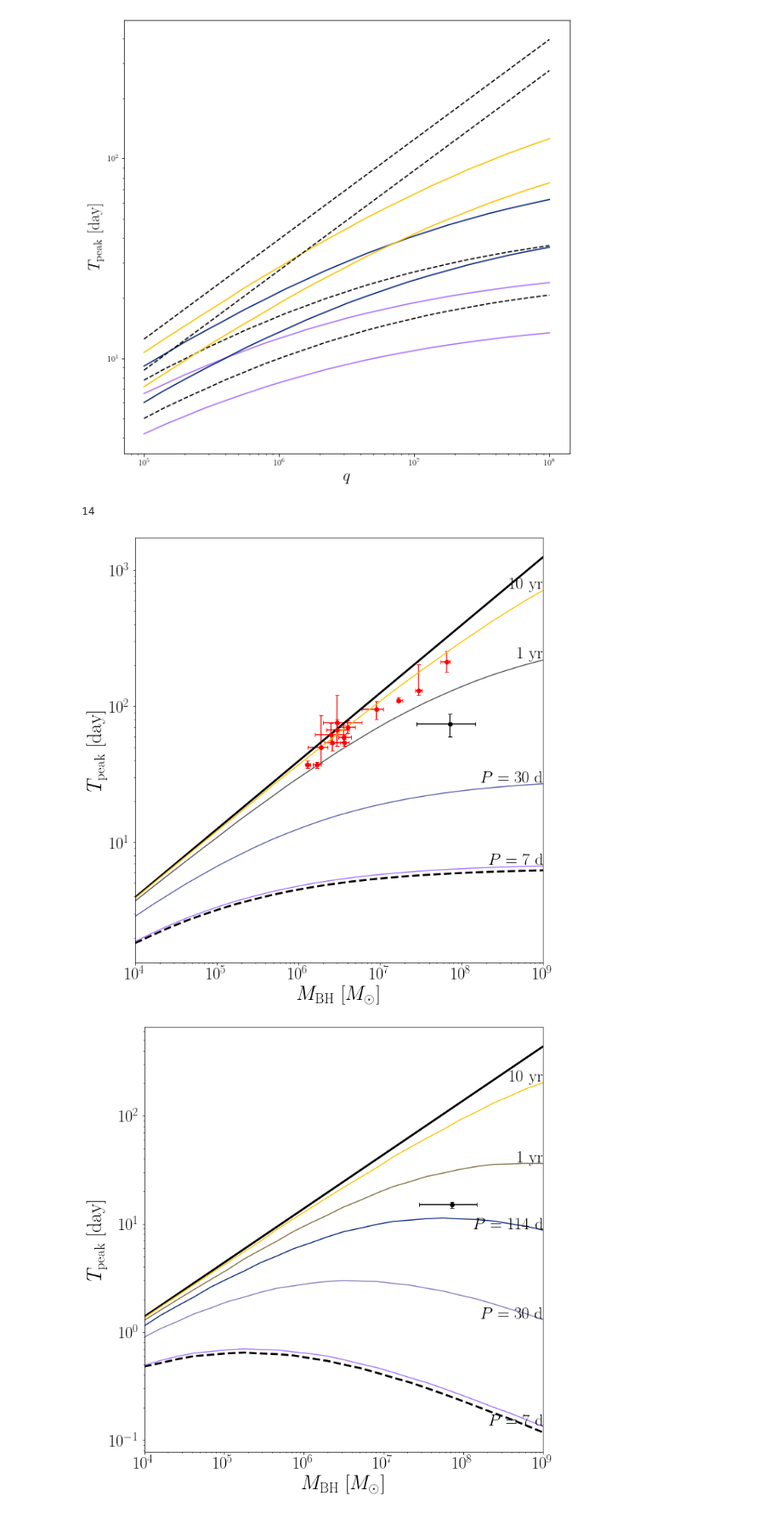
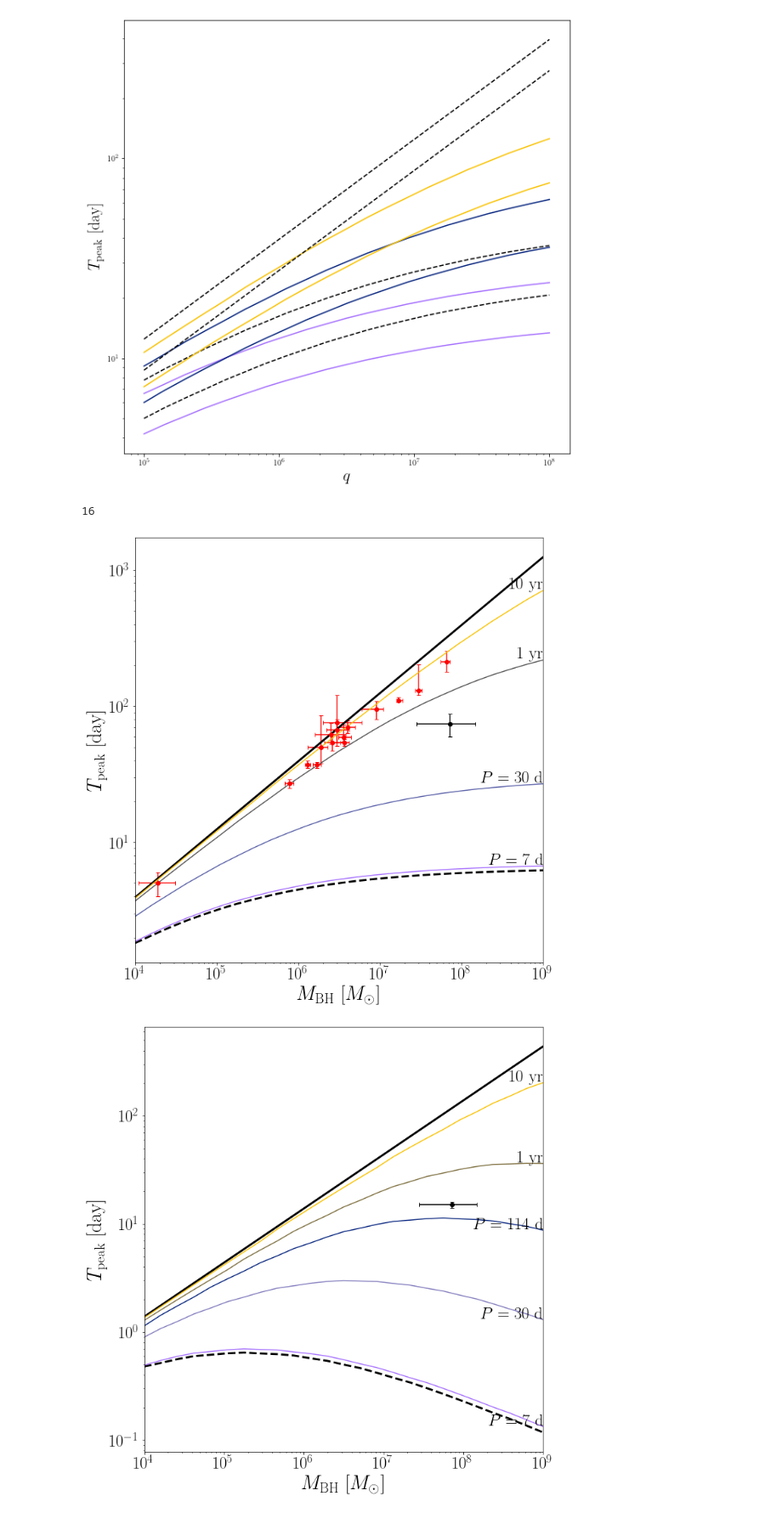
Before and after one commit to slowdivePTG/ASASSN-14ko, a Jupyter notebook: YT_Visualization/Phase Space.ipynb, the cells around one changed output. Shown at 85% size. Saved outputs shown, nothing was run; the diff lists cells and outputs as text; code cells hidden in the pictures.

```diff
--- a/YT_Visualization/Phase Space.ipynb
+++ b/YT_Visualization/Phase Space.ipynb
@@ -235,7 +235,7 @@ AStp2 = 44
 AStpeup2 = 3
 AStpelo2 = 3
 
-M_tpeak = Table.read('M_tpeak.csv')
+M_tpeak = Table.read('M_tpeak.csv', comment='#')
 print(len(M_tpeak))
 Mherr = np.array([-M_tpeak['Mhe-'], M_tpeak['Mhe+']]) * 1e6
 tperr = np.array([-M_tpeak['tpe-'], M_tpeak['tpe+']])
@@ -274,35 +274,35 @@ Ecc = P2Ecc(P_range)
 cmap = cm.get_cmap('Haze', 4)
 
 S = [None, None, '$1\ \mathrm{yr}$', '$10\ \mathrm{yr}$']
 
 for level, ecc in enumerate(Ecc):
     tde_temp = [TDE(q=q, Ecc=ecc, file='1.000.dat') for q in q_range]
     plt.loglog(q_range, [tde.Tpeak for tde in tde_temp], color=cmap(level))
     if S[level] == None:
         s = '$P={:.0f}$'.format(P_range[level].v) + '$\ \mathrm{d}$'
     else:
         s = S[level]
     plt.text(x=q_range[-1] * 1.03,
              y=tde_temp[-1].Tpeak * 1.03,
              s=s,
              fontsize=25,
              ha='right')
     '''Tpeak_ratio_analyt_temp = (((1 - ecc) / 2 + q_range**(-1 / 3)) /
                                ((1 - ecc) / 2 + q_range[0]**(-1 / 3)))**(-3 /
                                                                          2)
     plt.loglog(q_range,
                tde_temp[0].Tpeak * Tpeak_ratio_analyt_temp,
                color=cmap(level),
                linestyle=':')'''
 plt.xlim(1e4, 1e9)
 plt.ylabel('$T_\mathrm{peak}\ \mathrm{[day]}$', fontsize=30)
 plt.xlabel('$M_\mathrm{BH}\ [M_\odot]$', fontsize=30)
 plt.gca().tick_params(labelsize=25)
 plt.tight_layout()
 plt.savefig('Tp_q.pdf', bbox_inches='tight')
 # %% [output]
-14
+16
-[figure, old version]
+[figure, new version]
 # %%
 #ASASSN14ko
 ASMh = 10**7.86
```
Also changed, not shown: 3 other files.
